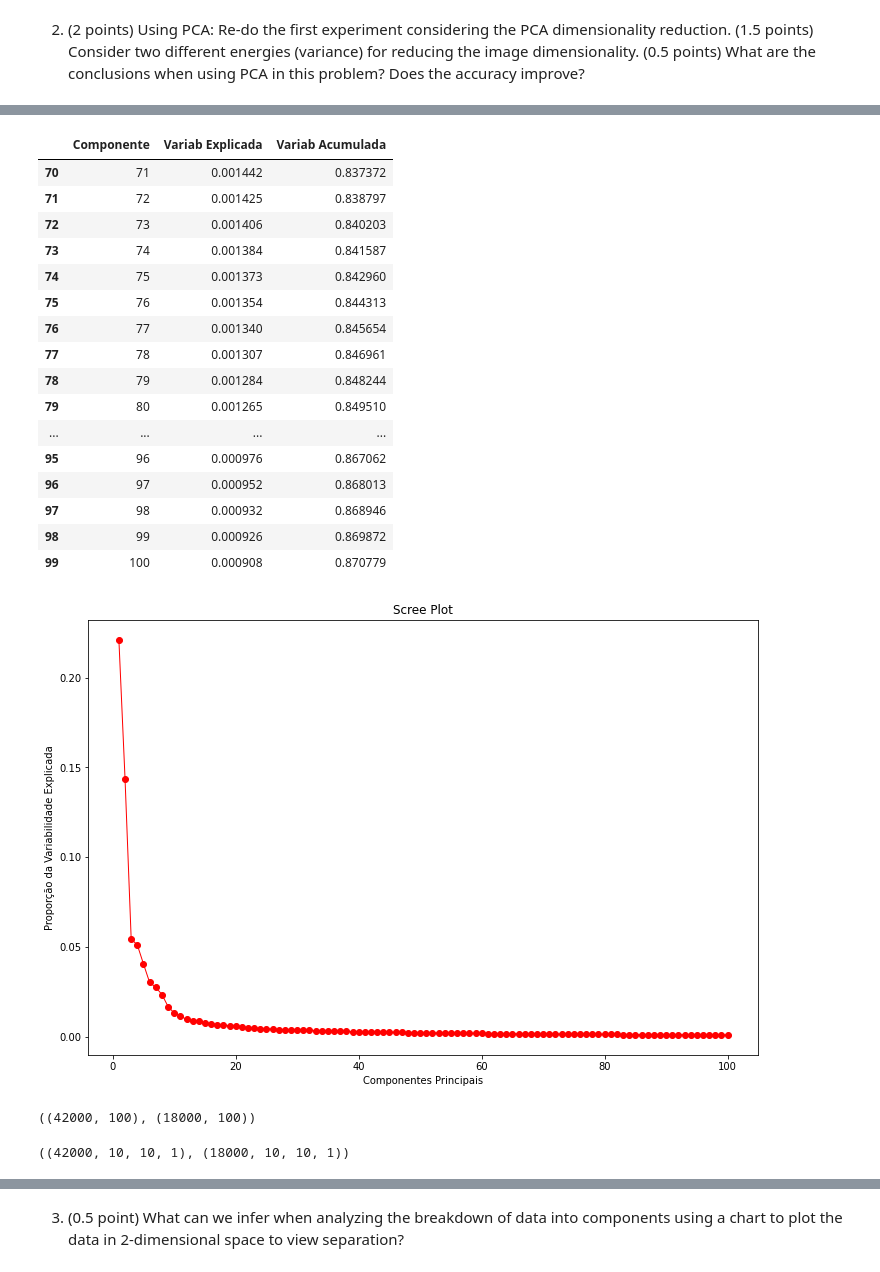
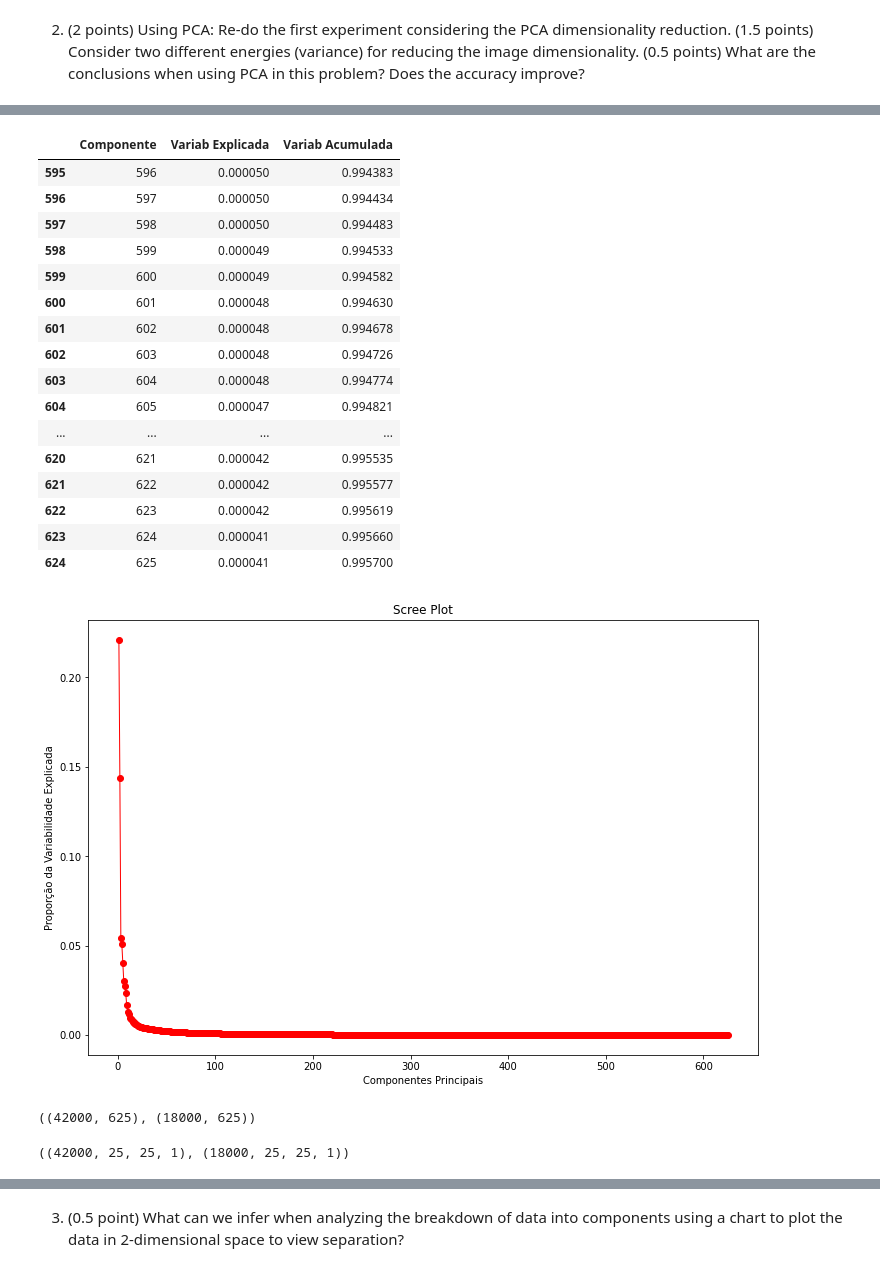
Before and after one commit to mazzacolussi/MC886, a Jupyter notebook: CNN_PCA/source_cnn.ipynb, the cells around one changed output, grey strips where cells are left out. Saved outputs shown, nothing was run; the diff lists cells and outputs as text; code cells hidden in the pictures.

```diff
--- a/CNN_PCA/source_cnn.ipynb
+++ b/CNN_PCA/source_cnn.ipynb
@@ -301,5 +303,5 @@ plt.show()
 # %%
-pca100 = PCA(n_components=100)
-x_train_pca100 = pca100.fit(x_train_scaled).transform(x_train_scaled)
-x_val_pca100 = pca100.transform(x_val_scaled)
+pca625 = PCA(n_components=625)
+x_train_pca625 = pca625.fit(x_train_scaled).transform(x_train_scaled)
+x_val_pca625 = pca625.transform(x_val_scaled)
 # %%
@@ -312,45 +314,45 @@ pca100_values = {
 }
 # %%
-pd.DataFrame(pca100_values).tail(30)
+pd.DataFrame(pca625_values).tail(30)
 # %% [output]
 |  | Componente | Variab Explicada | Variab Acumulada |
-| 70 | 71 | 0.001442 | 0.837372 |
-| 71 | 72 | 0.001425 | 0.838797 |
-| 72 | 73 | 0.001406 | 0.840203 |
-| 73 | 74 | 0.001384 | 0.841587 |
-| 74 | 75 | 0.001373 | 0.842960 |
-| 75 | 76 | 0.001354 | 0.844313 |
-| 76 | 77 | 0.001340 | 0.845654 |
-| 77 | 78 | 0.001307 | 0.846961 |
-| 78 | 79 | 0.001284 | 0.848244 |
-| 79 | 80 | 0.001265 | 0.849510 |
+| 595 | 596 | 0.000050 | 0.994383 |
+| 596 | 597 | 0.000050 | 0.994434 |
+| 597 | 598 | 0.000050 | 0.994483 |
+| 598 | 599 | 0.000049 | 0.994533 |
+| 599 | 600 | 0.000049 | 0.994582 |
+| 600 | 601 | 0.000048 | 0.994630 |
+| 601 | 602 | 0.000048 | 0.994678 |
+| 602 | 603 | 0.000048 | 0.994726 |
+| 603 | 604 | 0.000048 | 0.994774 |
+| 604 | 605 | 0.000047 | 0.994821 |
 | ... | ... | ... | ... |
-| 95 | 96 | 0.000976 | 0.867062 |
-| 96 | 97 | 0.000952 | 0.868013 |
-| 97 | 98 | 0.000932 | 0.868946 |
-| 98 | 99 | 0.000926 | 0.869872 |
-| 99 | 100 | 0.000908 | 0.870779 |
+| 620 | 621 | 0.000042 | 0.995535 |
+| 621 | 622 | 0.000042 | 0.995577 |
+| 622 | 623 | 0.000042 | 0.995619 |
+| 623 | 624 | 0.000041 | 0.995660 |
+| 624 | 625 | 0.000041 | 0.995700 |
 # %%
-PC100_values = np.arange(pca100.n_components_) + 1
+PC625_values = np.arange(pca625.n_components_) + 1
 plt.figure(figsize=(12,8))
-plt.plot(PC100_values, pca.explained_variance_ratio_, 'ro-', linewidth=1)
+plt.plot(PC625_values, pca625.explained_variance_ratio_, 'ro-', linewidth=1)
 plt.title('Scree Plot')
 plt.xlabel('Componentes Principais')
 plt.ylabel('Proporção da Variabilidade Explicada')
 plt.show()
 # %% [output]
-[figure, old version]
+[figure, new version]
 # %%
-x_train_pca100.shape, x_val_pca100.shape
+x_train_pca625.shape, x_val_pca625.shape
 # %% [output]
-((42000, 100), (18000, 100))
+((42000, 625), (18000, 625))
-# %%
-x_train_pca100_values = x_train_pca100.reshape(-1,10,10,1)
-x_val_pca100_values = x_val_pca100.reshape(-1,10,10,1)
-
-x_train_pca100_values.shape, x_val_pca100_values.shape
-# %% [output]
-((42000, 10, 10, 1), (18000, 10, 10, 1))
+# %%
+x_train_pca625_values = x_train_pca625.reshape(-1,25,25,1)
+x_val_pca625_values = x_val_pca625.reshape(-1,25,25,1)
+
+x_train_pca625_values.shape, x_val_pca625_values.shape
+# %% [output]
+((42000, 25, 25, 1), (18000, 25, 25, 1))
 # %%
 m2_pca = Sequential()
 
```
Also changed, not shown: parts of 18 cells of this notebook.
